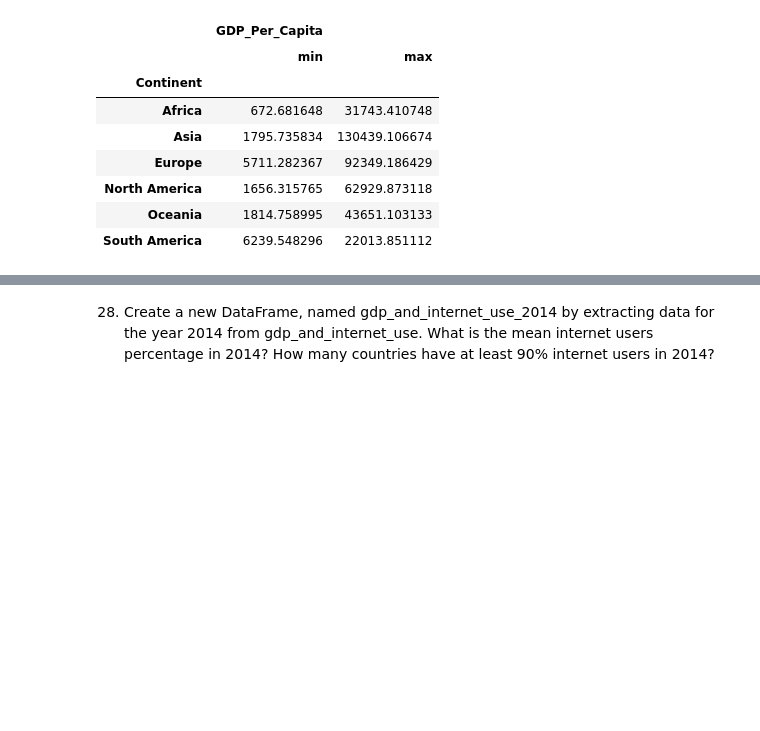
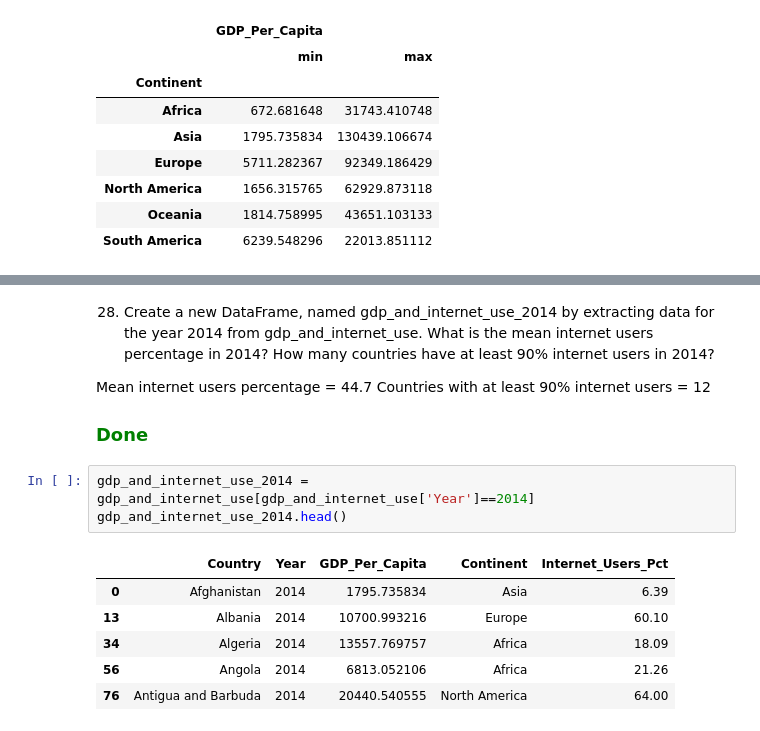
Before and after one commit to nss-data-science-cohort-4/dq1-undata-maggimckenzie, a Jupyter notebook: notebooks/UN_Data_Exploration.ipynb, the cells around one changed output, grey strips where cells are left out. Cells and saved outputs as stored; diff of their text form; blank space fills up the shorter version.

```diff
--- a/notebooks/UN_Data_Exploration.ipynb
+++ b/notebooks/UN_Data_Exploration.ipynb
@@ -645,3 +826,17 @@ as expected.
 28. Create a new DataFrame, named gdp_and_internet_use_2014 by extracting data for the year 2014 from gdp_and_internet_use. What is the
 mean internet users percentage in 2014? How many countries have at least
 90% internet users in 2014?
+
+Mean internet users percentage = 44.7
+Countries with at least 90% internet users = 12
+### <span style="color:green">Done</span>
+# %%
+gdp_and_internet_use_2014 = gdp_and_internet_use[gdp_and_internet_use['Year']==2014]
+gdp_and_internet_use_2014.head()
+# %% [output]
+|  | Country | Year | GDP_Per_Capita | Continent | Internet_Users_Pct |
+| 0 | Afghanistan | 2014 | 1795.735834 | Asia | 6.39 |
+| 13 | Albania | 2014 | 10700.993216 | Europe | 60.10 |
+| 34 | Algeria | 2014 | 13557.769757 | Africa | 18.09 |
+| 56 | Angola | 2014 | 6813.052106 | Africa | 21.26 |
+| 76 | Antigua and Barbuda | 2014 | 20440.540555 | North America | 64.00 |
```
Also changed, not shown: parts of 53 cells of this notebook.
